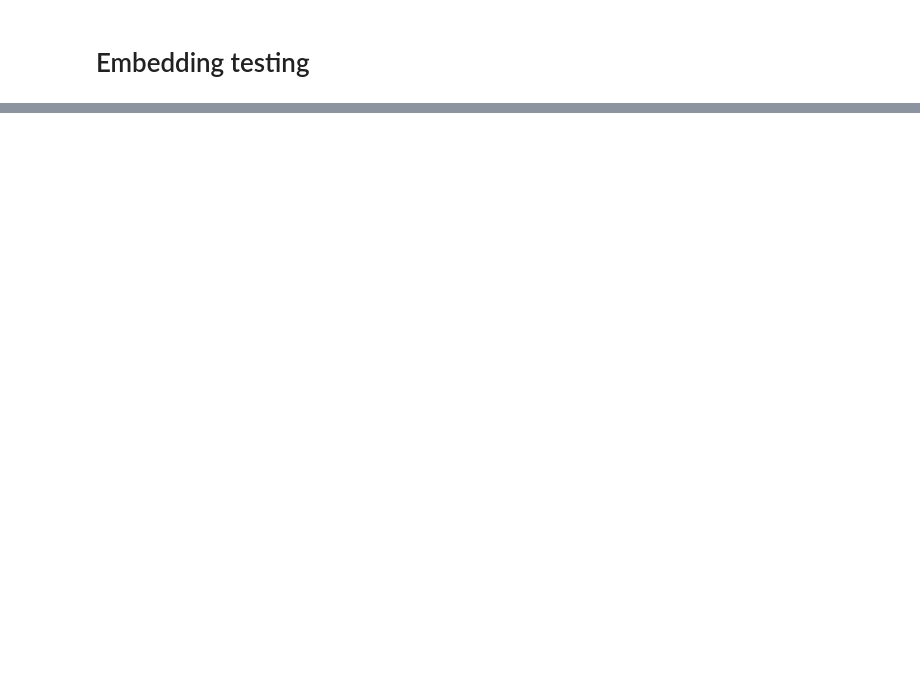
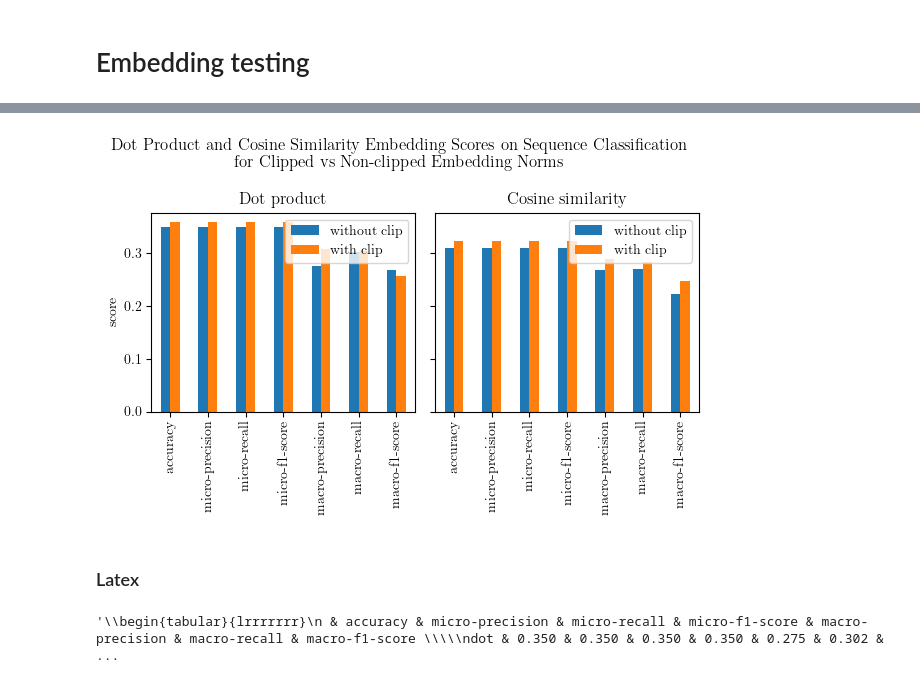
Before and after one commit to Burt360/word-embeddings, a Jupyter notebook: evaluate-results.ipynb, the cells around one changed output, grey strips where cells are left out. Saved outputs shown, nothing was run; the diff lists cells and outputs as text; code cells hidden in the pictures; blank space fills up the shorter version.

```diff
--- a/evaluate-results.ipynb
+++ b/evaluate-results.ipynb
@@ -84,0 +149,32 @@ test_val_losses_df
+# %%
+fig, axs = plt.subplots(1, 2, sharey=True, figsize=(WIDTH, 4))
+
+ax = axs[0]
+test_stats_df.loc[['dot', 'dot_clip-norm']].T.plot.bar(ax=ax)
+ax.legend(['without clip', 'with clip'])
+ax.set_ylabel('score')
+ax.set_title('Dot product')
+
+ax = axs[1]
+test_stats_df.loc[['cos', 'cos_clip-norm']].T.plot.bar(ax=ax)
+ax.legend(['without clip', 'with clip'])
+ax.set_title('Cosine similarity')
+
+fig.suptitle('Dot Product and Cosine Similarity Embedding Scores on Sequence Classification\nfor Clipped vs Non-clipped Embedding Norms')
+fig.tight_layout()
+fig.show()
+
+fig.savefig('dot-cosine_clipped-vs-non-clipped-scores.pgf')
+# %% [output]
+[figure, added]
+# %% [markdown]
+### Latex
+# %%
+s = test_stats_df.style
+s.clear()
+s.format('{:.3f}')
+s.format_index(escape='latex', axis=0)
+s.format_index(escape='latex', axis=1)
+s.to_latex()
+# %% [output]
+'\\begin{tabular}{lrrrrrrr}\n & accuracy & micro-precision & micro-recall & micro-f1-score & macro-precision & macro-recall & macro-f1-score \\\\\ndot & 0.350 & 0.350 & 0.350 & 0.350 & 0.275 & 0.302 & ...
```
Also changed, not shown: parts of 14 cells of this notebook, 1 other file.
